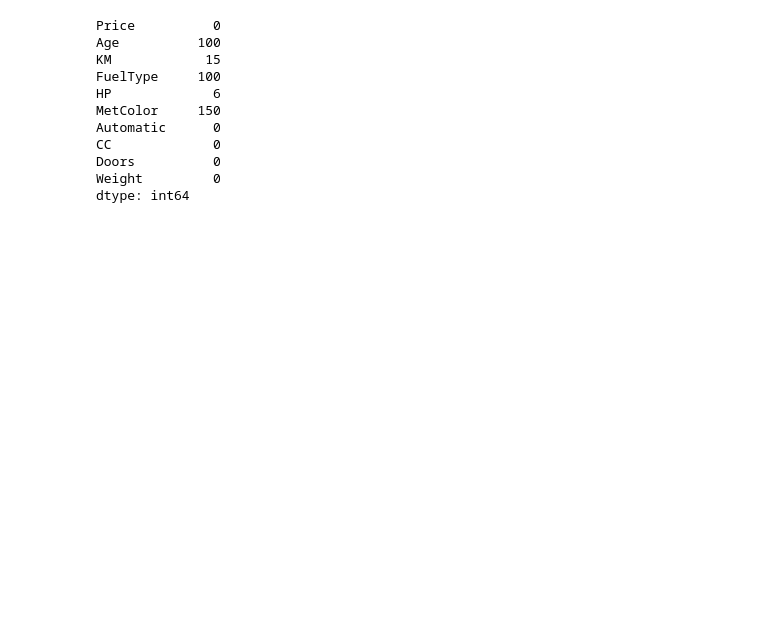
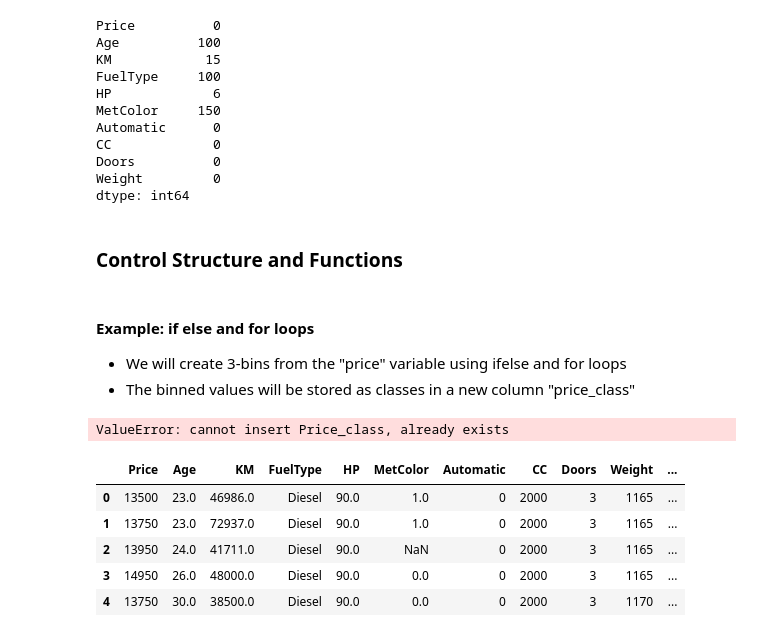
Before and after one commit to Sanket4496/Python-getting-started, a Jupyter notebook: Day-05/learn_pandas.ipynb, the cells around one changed output. Drawn from its saved outputs; the diff is of its cells as text; code cells hidden in the pictures; blank space fills up the shorter version.

```diff
--- a/Day-05/learn_pandas.ipynb
+++ b/Day-05/learn_pandas.ipynb
@@ -460,3 +479,36 @@ CC             0
 Doors          0
 Weight         0
 dtype: int64
+# %% [markdown]
+### Control Structure and Functions
+# %% [markdown]
+#### Example: if else and for loops
+- We will create 3-bins from the "price" variable using ifelse and for loops
+- The binned values will be stored as classes in a new column "price_class"
+# %%
+cars_data2.insert(10, "Price_class", " ")
+# %% [output]
+ValueError: cannot insert Price_class, already exists
+# %%
+for i in range(0, len(cars_data2["Price"]), 1):
+    if cars_data2["Price"][i] <= 8450:
+        # cars_data2["Price_class"][i] = "Low"
+        cars_data2.loc[i, "Price_class"] = "Low"
+    elif cars_data2["Price"][i] > 11950:
+        # cars_data2["Price_class"][i] = "High"
+        cars_data2.loc[i, "Price_class"] = "High"
+    else:
+        # cars_data2["Price_class"][i] = "Medium"
+        cars_data2.loc[i, "Price_class"] = "Medium"
+
+# Same thing can be done using np.where()
+# cars_data2["Price_class"] = np.where(cars_data2["Price"] <= 8450, "Low", np.where(cars_data2["Price"] > 11950, "High", "Medium"))
+
+cars_data2.head()
+# %% [output]
+|  | Price | Age | KM | FuelType | HP | MetColor | Automatic | CC | Doors | Weight | ... |
+| 0 | 13500 | 23.0 | 46986.0 | Diesel | 90.0 | 1.0 | 0 | 2000 | 3 | 1165 | ... |
+| 1 | 13750 | 23.0 | 72937.0 | Diesel | 90.0 | 1.0 | 0 | 2000 | 3 | 1165 | ... |
+| 2 | 13950 | 24.0 | 41711.0 | Diesel | 90.0 | NaN | 0 | 2000 | 3 | 1165 | ... |
+| 3 | 14950 | 26.0 | 48000.0 | Diesel | 90.0 | 0.0 | 0 | 2000 | 3 | 1165 | ... |
+| 4 | 13750 | 30.0 | 38500.0 | Diesel | 90.0 | 0.0 | 0 | 2000 | 3 | 1170 | ... |
```
Also changed, not shown: parts of 15 cells of this notebook.
